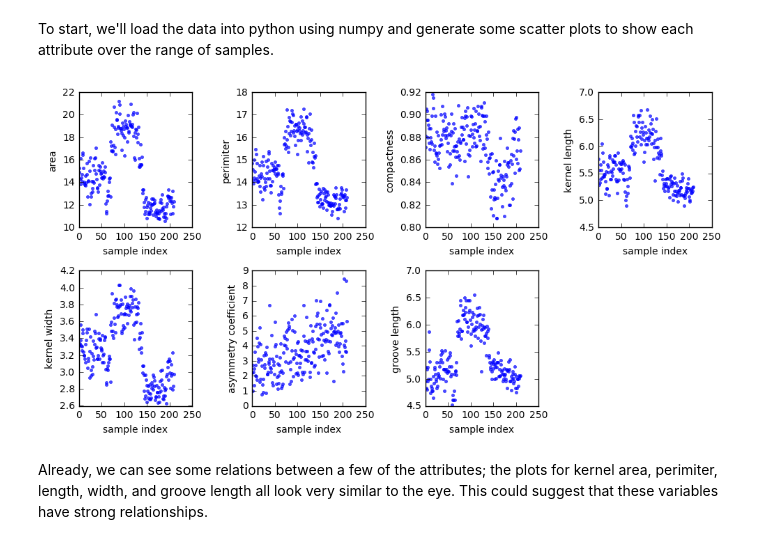
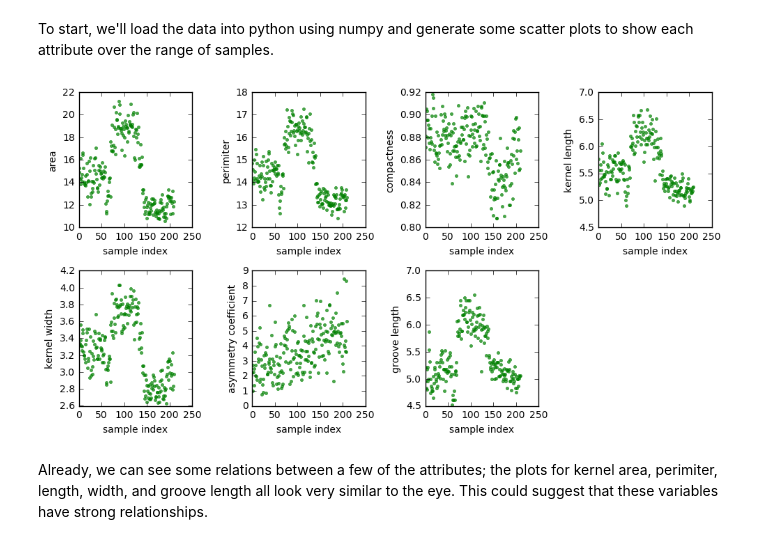
Before and after one commit to strobelo/cs480, a Jupyter notebook: a1/Strobel-A1.ipynb, the cells around one changed output. Saved outputs shown, nothing was run; the diff lists cells and outputs as text; code cells hidden in the pictures.

```diff
--- a/a1/Strobel-A1.ipynb
+++ b/a1/Strobel-A1.ipynb
@@ -80,14 +88,14 @@ names = ['area','perimiter','compactness','kernel length','kernel width','asymme
 # %%
 plt.figure(figsize=(10,10))
 nrow,ncol = data.shape
 for c in range(ncol):
     plt.subplot(4,4, c+1)
-    plt.plot(data[:,c],'.',alpha=0.7)
+    plt.plot(data[:,c],'.g',alpha=0.7)
     plt.ylabel(names[c])
     plt.xlabel('sample index')
 plt.tight_layout()
 # %% [output]
-[figure, old version]
+[figure, new version]
 # %% [markdown]
 Already, we can see some relations between a few of the attributes; the plots for kernel area, perimiter, length, width, and groove length all look very similar to the eye. This could suggest that these variables have strong relationships.
 # %% [markdown]
```
Also changed, not shown: parts of 23 cells of this notebook, 5 other files.
